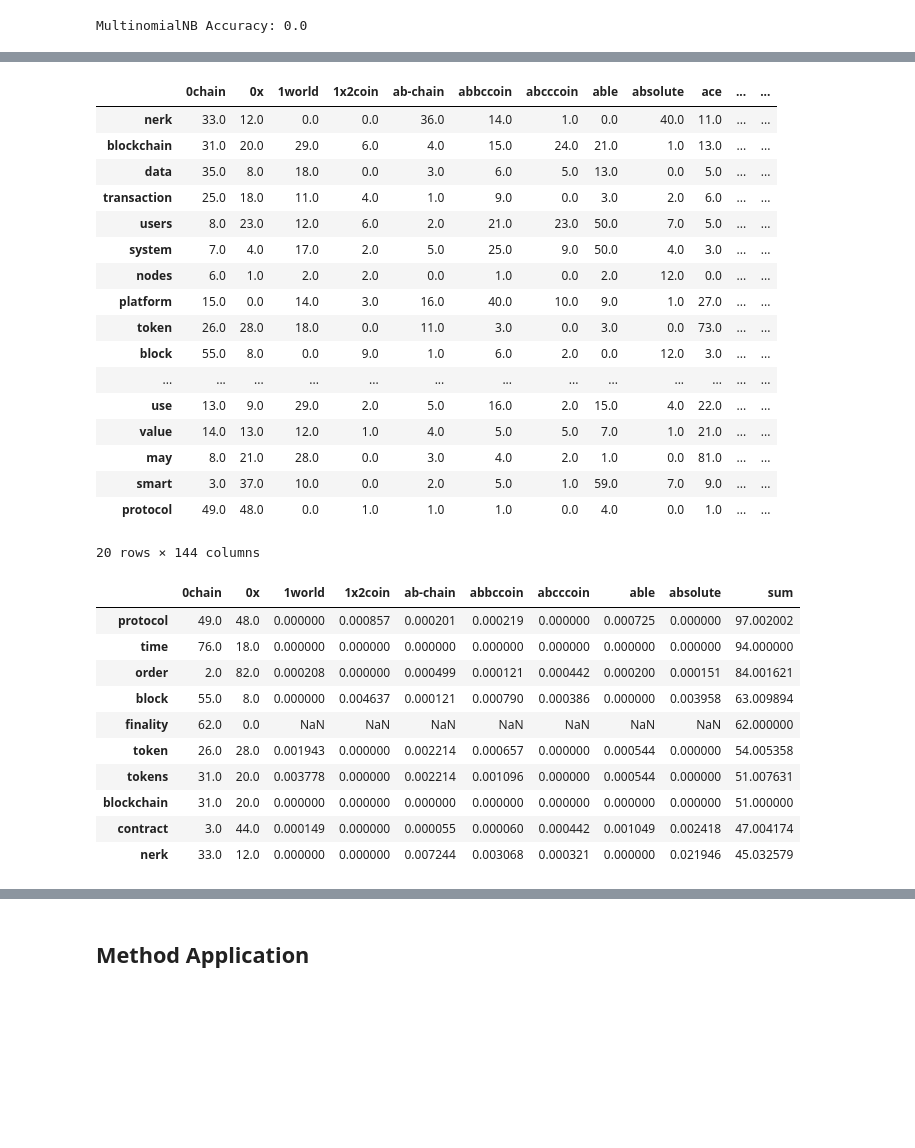
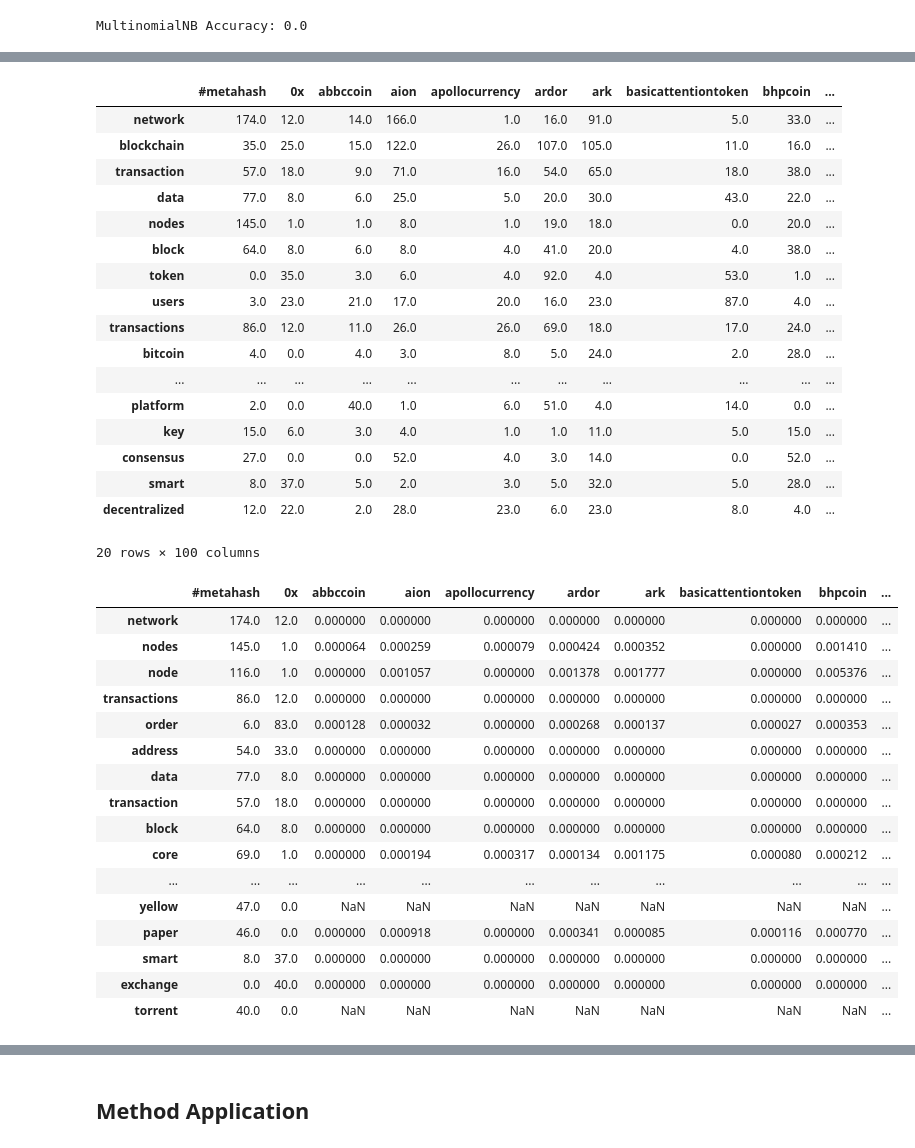
Before and after one commit to luisdiegocm/HWR_DataScience_Project, a Jupyter notebook: notebooks/1- Information Retrieval.ipynb, the cells around one changed output, grey strips where cells are left out. Saved outputs shown, nothing was run; the diff lists cells and outputs as text; code cells hidden in the pictures; blank space fills up the shorter version.

```diff
--- a/notebooks/1- Information Retrieval.ipynb
+++ b/notebooks/1- Information Retrieval.ipynb
@@ -1602,5 +1597,5 @@ MultinomialNB Accuracy: 0.0
 # %%
 makeSentences = False
 corpora = corpus.makeCleanCorpus(dataset, lemmatize=False, removePunct=True, removeNums=True,makeSentences=makeSentences,
-                                 removeURL=True, removeChar=True)
+                                 removeURL=True, removeChar=True, removeEnt=False)
 # %% [output]
@@ -1652,24 +1648,24 @@ term_count['sum_words'] = term_count.sum(axis = 1, skipna = True)
 term_count.fillna(0, inplace=True)
 term_count.sort_values(by=['sum_words'], ascending=False).head(20)
 # %% [output]
-|  | 0chain | 0x | 1world | 1x2coin | ab-chain | abbccoin | abcccoin | able | absolute | ace | ... | ... |
-| nerk | 33.0 | 12.0 | 0.0 | 0.0 | 36.0 | 14.0 | 1.0 | 0.0 | 40.0 | 11.0 | ... | ... |
-| blockchain | 31.0 | 20.0 | 29.0 | 6.0 | 4.0 | 15.0 | 24.0 | 21.0 | 1.0 | 13.0 | ... | ... |
-| data | 35.0 | 8.0 | 18.0 | 0.0 | 3.0 | 6.0 | 5.0 | 13.0 | 0.0 | 5.0 | ... | ... |
-| transaction | 25.0 | 18.0 | 11.0 | 4.0 | 1.0 | 9.0 | 0.0 | 3.0 | 2.0 | 6.0 | ... | ... |
-| users | 8.0 | 23.0 | 12.0 | 6.0 | 2.0 | 21.0 | 23.0 | 50.0 | 7.0 | 5.0 | ... | ... |
-| system | 7.0 | 4.0 | 17.0 | 2.0 | 5.0 | 25.0 | 9.0 | 50.0 | 4.0 | 3.0 | ... | ... |
-| nodes | 6.0 | 1.0 | 2.0 | 2.0 | 0.0 | 1.0 | 0.0 | 2.0 | 12.0 | 0.0 | ... | ... |
-| platform | 15.0 | 0.0 | 14.0 | 3.0 | 16.0 | 40.0 | 10.0 | 9.0 | 1.0 | 27.0 | ... | ... |
-| token | 26.0 | 28.0 | 18.0 | 0.0 | 11.0 | 3.0 | 0.0 | 3.0 | 0.0 | 73.0 | ... | ... |
-| block | 55.0 | 8.0 | 0.0 | 9.0 | 1.0 | 6.0 | 2.0 | 0.0 | 12.0 | 3.0 | ... | ... |
-| ... | ... | ... | ... | ... | ... | ... | ... | ... | ... | ... | ... | ... |
-| use | 13.0 | 9.0 | 29.0 | 2.0 | 5.0 | 16.0 | 2.0 | 15.0 | 4.0 | 22.0 | ... | ... |
-| value | 14.0 | 13.0 | 12.0 | 1.0 | 4.0 | 5.0 | 5.0 | 7.0 | 1.0 | 21.0 | ... | ... |
-| may | 8.0 | 21.0 | 28.0 | 0.0 | 3.0 | 4.0 | 2.0 | 1.0 | 0.0 | 81.0 | ... | ... |
-| smart | 3.0 | 37.0 | 10.0 | 0.0 | 2.0 | 5.0 | 1.0 | 59.0 | 7.0 | 9.0 | ... | ... |
-| protocol | 49.0 | 48.0 | 0.0 | 1.0 | 1.0 | 1.0 | 0.0 | 4.0 | 0.0 | 1.0 | ... | ... |
+|  | #metahash | 0x | abbccoin | aion | apollocurrency | ardor | ark | basicattentiontoken | bhpcoin | ... |
+| network | 174.0 | 12.0 | 14.0 | 166.0 | 1.0 | 16.0 | 91.0 | 5.0 | 33.0 | ... |
+| blockchain | 35.0 | 25.0 | 15.0 | 122.0 | 26.0 | 107.0 | 105.0 | 11.0 | 16.0 | ... |
+| transaction | 57.0 | 18.0 | 9.0 | 71.0 | 16.0 | 54.0 | 65.0 | 18.0 | 38.0 | ... |
+| data | 77.0 | 8.0 | 6.0 | 25.0 | 5.0 | 20.0 | 30.0 | 43.0 | 22.0 | ... |
+| nodes | 145.0 | 1.0 | 1.0 | 8.0 | 1.0 | 19.0 | 18.0 | 0.0 | 20.0 | ... |
+| block | 64.0 | 8.0 | 6.0 | 8.0 | 4.0 | 41.0 | 20.0 | 4.0 | 38.0 | ... |
+| token | 0.0 | 35.0 | 3.0 | 6.0 | 4.0 | 92.0 | 4.0 | 53.0 | 1.0 | ... |
+| users | 3.0 | 23.0 | 21.0 | 17.0 | 20.0 | 16.0 | 23.0 | 87.0 | 4.0 | ... |
+| transactions | 86.0 | 12.0 | 11.0 | 26.0 | 26.0 | 69.0 | 18.0 | 17.0 | 24.0 | ... |
+| bitcoin | 4.0 | 0.0 | 4.0 | 3.0 | 8.0 | 5.0 | 24.0 | 2.0 | 28.0 | ... |
+| ... | ... | ... | ... | ... | ... | ... | ... | ... | ... | ... |
+| platform | 2.0 | 0.0 | 40.0 | 1.0 | 6.0 | 51.0 | 4.0 | 14.0 | 0.0 | ... |
+| key | 15.0 | 6.0 | 3.0 | 4.0 | 1.0 | 1.0 | 11.0 | 5.0 | 15.0 | ... |
+| consensus | 27.0 | 0.0 | 0.0 | 52.0 | 4.0 | 3.0 | 14.0 | 0.0 | 52.0 | ... |
+| smart | 8.0 | 37.0 | 5.0 | 2.0 | 3.0 | 5.0 | 32.0 | 5.0 | 28.0 | ... |
+| decentralized | 12.0 | 22.0 | 2.0 | 28.0 | 23.0 | 6.0 | 23.0 | 8.0 | 4.0 | ... |
-20 rows × 144 columns
+20 rows × 100 columns
 # %%
 TF = term_count.iloc[:,2:9]/(term_count.iloc[:,2:9].sum(axis=0))
 # %%
@@ -1679,19 +1675,25 @@ TFIDF = TF.apply(lambda col: col*IDF)
 TFIDF = pd.concat([term_count.iloc[:,:2],TFIDF], axis=1)
 TFIDF['sum'] = TFIDF.sum(axis=1)
 # %%
-TFIDF.sort_values('sum', ascending=False).head(10)
+TFIDF.sort_values('sum', ascending=False).head(20)
 # %% [output]
-|  | 0chain | 0x | 1world | 1x2coin | ab-chain | abbccoin | abcccoin | able | absolute | sum |
-| protocol | 49.0 | 48.0 | 0.000000 | 0.000857 | 0.000201 | 0.000219 | 0.000000 | 0.000725 | 0.000000 | 97.002002 |
-| time | 76.0 | 18.0 | 0.000000 | 0.000000 | 0.000000 | 0.000000 | 0.000000 | 0.000000 | 0.000000 | 94.000000 |
-| order | 2.0 | 82.0 | 0.000208 | 0.000000 | 0.000499 | 0.000121 | 0.000442 | 0.000200 | 0.000151 | 84.001621 |
-| block | 55.0 | 8.0 | 0.000000 | 0.004637 | 0.000121 | 0.000790 | 0.000386 | 0.000000 | 0.003958 | 63.009894 |
-| finality | 62.0 | 0.0 | NaN | NaN | NaN | NaN | NaN | NaN | NaN | 62.000000 |
-| token | 26.0 | 28.0 | 0.001943 | 0.000000 | 0.002214 | 0.000657 | 0.000000 | 0.000544 | 0.000000 | 54.005358 |
-| tokens | 31.0 | 20.0 | 0.003778 | 0.000000 | 0.002214 | 0.001096 | 0.000000 | 0.000544 | 0.000000 | 51.007631 |
-| blockchain | 31.0 | 20.0 | 0.000000 | 0.000000 | 0.000000 | 0.000000 | 0.000000 | 0.000000 | 0.000000 | 51.000000 |
-| contract | 3.0 | 44.0 | 0.000149 | 0.000000 | 0.000055 | 0.000060 | 0.000442 | 0.001049 | 0.002418 | 47.004174 |
-| nerk | 33.0 | 12.0 | 0.000000 | 0.000000 | 0.007244 | 0.003068 | 0.000321 | 0.000000 | 0.021946 | 45.032579 |
+|  | #metahash | 0x | abbccoin | aion | apollocurrency | ardor | ark | basicattentiontoken | bhpcoin | ... |
+| network | 174.0 | 12.0 | 0.000000 | 0.000000 | 0.000000 | 0.000000 | 0.000000 | 0.000000 | 0.000000 | ... |
+| nodes | 145.0 | 1.0 | 0.000064 | 0.000259 | 0.000079 | 0.000424 | 0.000352 | 0.000000 | 0.001410 | ... |
+| node | 116.0 | 1.0 | 0.000000 | 0.001057 | 0.000000 | 0.001378 | 0.001777 | 0.000000 | 0.005376 | ... |
+| transactions | 86.0 | 12.0 | 0.000000 | 0.000000 | 0.000000 | 0.000000 | 0.000000 | 0.000000 | 0.000000 | ... |
+| order | 6.0 | 83.0 | 0.000128 | 0.000032 | 0.000000 | 0.000268 | 0.000137 | 0.000027 | 0.000353 | ... |
+| address | 54.0 | 33.0 | 0.000000 | 0.000000 | 0.000000 | 0.000000 | 0.000000 | 0.000000 | 0.000000 | ... |
+| data | 77.0 | 8.0 | 0.000000 | 0.000000 | 0.000000 | 0.000000 | 0.000000 | 0.000000 | 0.000000 | ... |
+| transaction | 57.0 | 18.0 | 0.000000 | 0.000000 | 0.000000 | 0.000000 | 0.000000 | 0.000000 | 0.000000 | ... |
+| block | 64.0 | 8.0 | 0.000000 | 0.000000 | 0.000000 | 0.000000 | 0.000000 | 0.000000 | 0.000000 | ... |
+| core | 69.0 | 1.0 | 0.000000 | 0.000194 | 0.000317 | 0.000134 | 0.001175 | 0.000080 | 0.000212 | ... |
+| ... | ... | ... | ... | ... | ... | ... | ... | ... | ... | ... |
+| yellow | 47.0 | 0.0 | NaN | NaN | NaN | NaN | NaN | NaN | NaN | ... |
+| paper | 46.0 | 0.0 | 0.000000 | 0.000918 | 0.000000 | 0.000341 | 0.000085 | 0.000116 | 0.000770 | ... |
+| smart | 8.0 | 37.0 | 0.000000 | 0.000000 | 0.000000 | 0.000000 | 0.000000 | 0.000000 | 0.000000 | ... |
+| exchange | 0.0 | 40.0 | 0.000000 | 0.000000 | 0.000000 | 0.000000 | 0.000000 | 0.000000 | 0.000000 | ... |
+| torrent | 40.0 | 0.0 | NaN | NaN | NaN | NaN | NaN | NaN | NaN | ... |
 # %%
 toPlot = TFIDF.sort_values('sum', ascending=False).head(10)
 statistic = toPlot.iloc[:,2:9]
```
Also changed, not shown: parts of 107 cells of this notebook, 1 other file.
